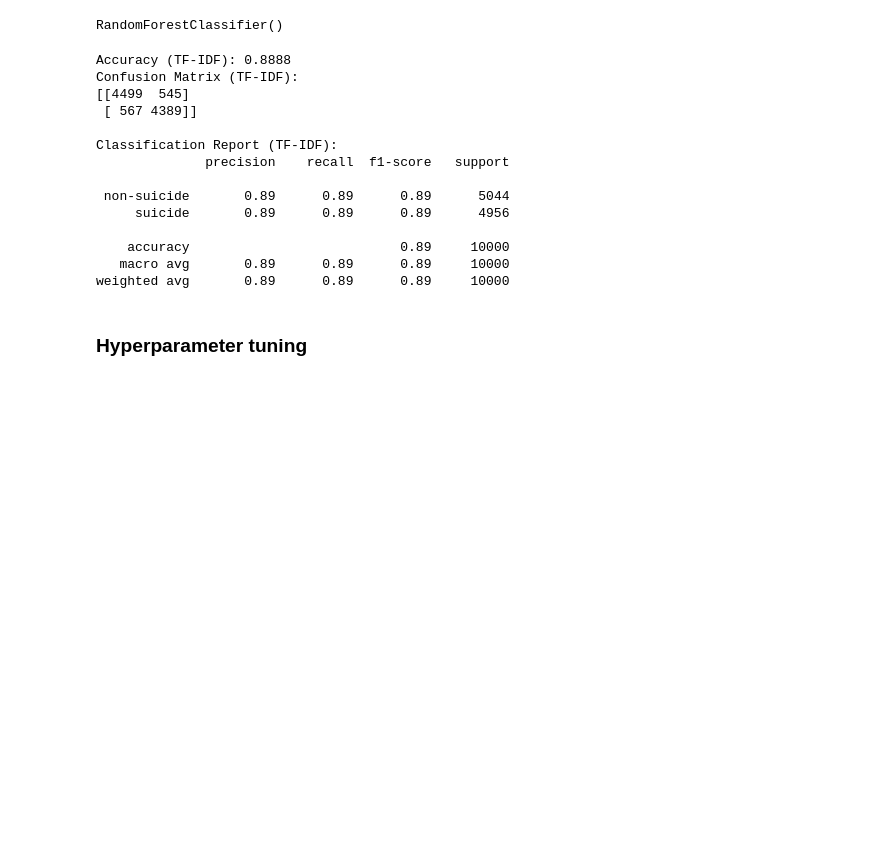
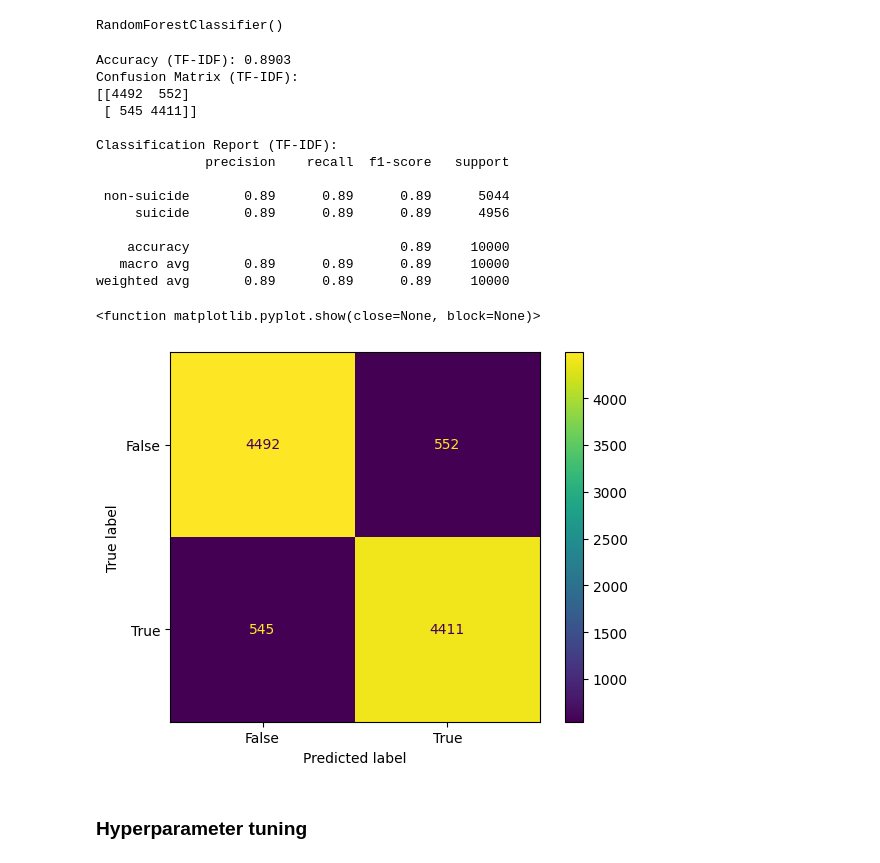
Before and after one commit to zehra-demir/Suicidal-Text-Classification, a Jupyter notebook: project.ipynb, the cells around one changed output. Saved outputs shown, nothing was run; the diff lists cells and outputs as text; code cells hidden in the pictures; blank space fills up the shorter version.

Commit message:
code and image confusion matrix  added

```diff
--- a/project.ipynb
+++ b/project.ipynb
@@ -239,3 +241,5 @@ def lemmatize_words(text):
 
 # Example usage:
 lemmatize_words("programmed programmers programming")
+
+df["text"] = df["text"].apply(lemmatize_words)
@@ -293,10 +295,10 @@ print(conf_matrix_tfidf)
 print('\nClassification Report (TF-IDF):')
 print(class_report_tfidf)
 # %% [output]
-Accuracy (TF-IDF): 0.8888
+Accuracy (TF-IDF): 0.8903
 Confusion Matrix (TF-IDF):
-[[4499  545]
- [ 567 4389]]
+[[4492  552]
+ [ 545 4411]]
 
 Classification Report (TF-IDF):
               precision    recall  f1-score   support
@@ -307,6 +309,19 @@ Classification Report (TF-IDF):
     accuracy                           0.89     10000
    macro avg       0.89      0.89      0.89     10000
 weighted avg       0.89      0.89      0.89     10000
+# %%
+import matplotlib.pyplot as plt
+from sklearn import metrics
+
+confusion_matrix = metrics.confusion_matrix(y_test, y_pred_tfidf)
+
+cm_display = metrics.ConfusionMatrixDisplay(confusion_matrix = confusion_matrix, display_labels = [False, True])
+
+cm_display.plot()
+plt.show
+# %% [output]
+<function matplotlib.pyplot.show(close=None, block=None)>
+[figure, added]
 # %% [markdown]
 ### Hyperparameter tuning
 # %% [markdown]
```
Also changed, not shown: parts of 7 cells of this notebook, 1 other file.
